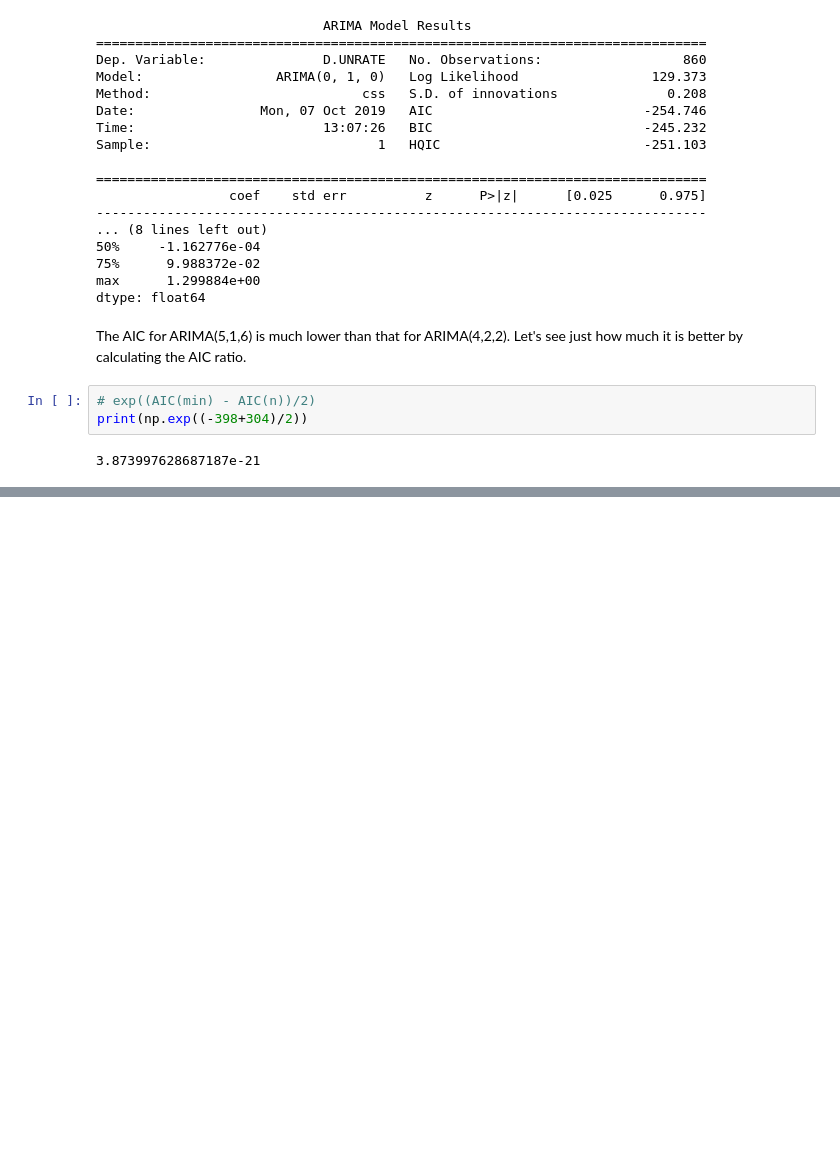
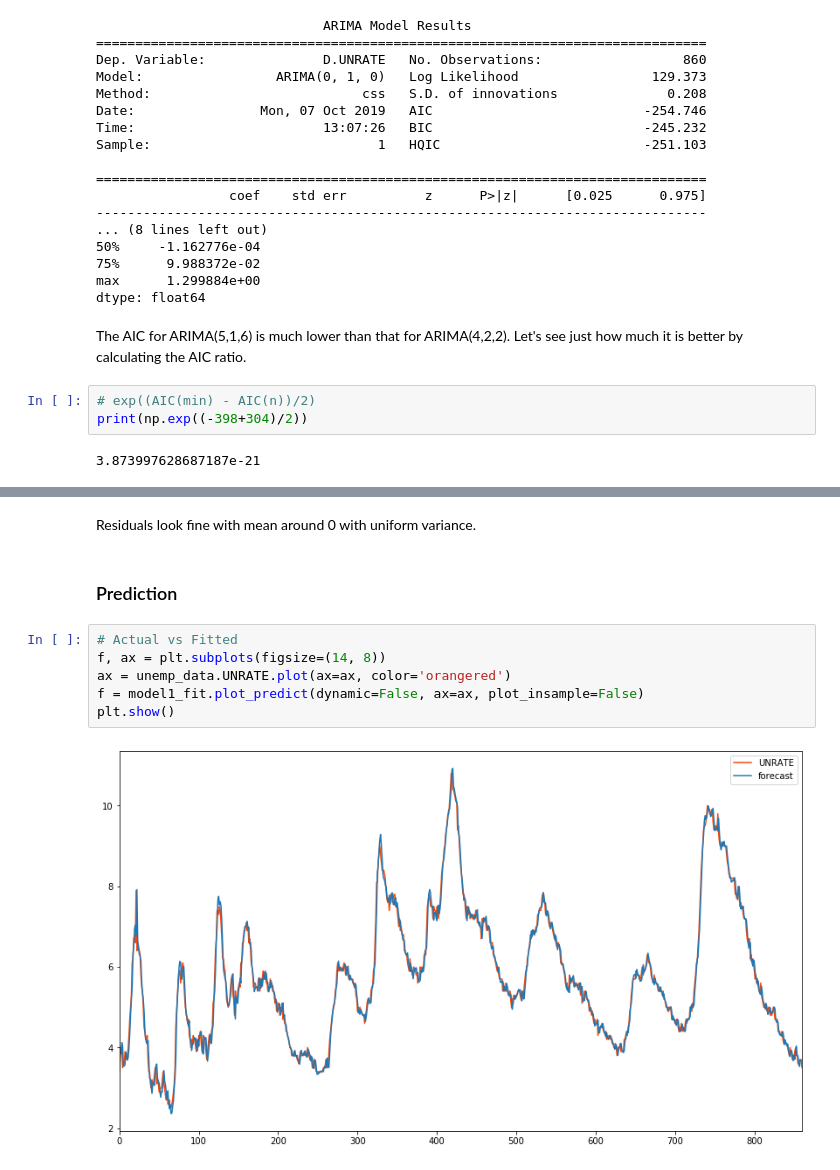
Before and after one commit to 26Jinx/Thinkful, a Jupyter notebook: Unit6/Time_Series/Unemployment_Rate_TS_Challenge.ipynb, the cells around one changed output, grey strips where cells are left out. Cells and saved outputs as stored; diff of their text form; blank space fills up the shorter version.

```diff
--- a/Unit6/Time_Series/Unemployment_Rate_TS_Challenge.ipynb
+++ b/Unit6/Time_Series/Unemployment_Rate_TS_Challenge.ipynb
@@ -233,0 +250,12 @@ So the probability that we lost less information with ARIMA(4,2,2) compared with
+# %% [markdown]
+Residuals look fine with mean around 0 with uniform variance.
+# %% [markdown]
+### Prediction
+# %%
+# Actual vs Fitted
+f, ax = plt.subplots(figsize=(14, 8))
+ax = unemp_data.UNRATE.plot(ax=ax, color='orangered')
+f = model1_fit.plot_predict(dynamic=False, ax=ax, plot_insample=False)
+plt.show()
+# %% [output]
+[figure, added]
```
Also changed, not shown: parts of 4 cells of this notebook.
